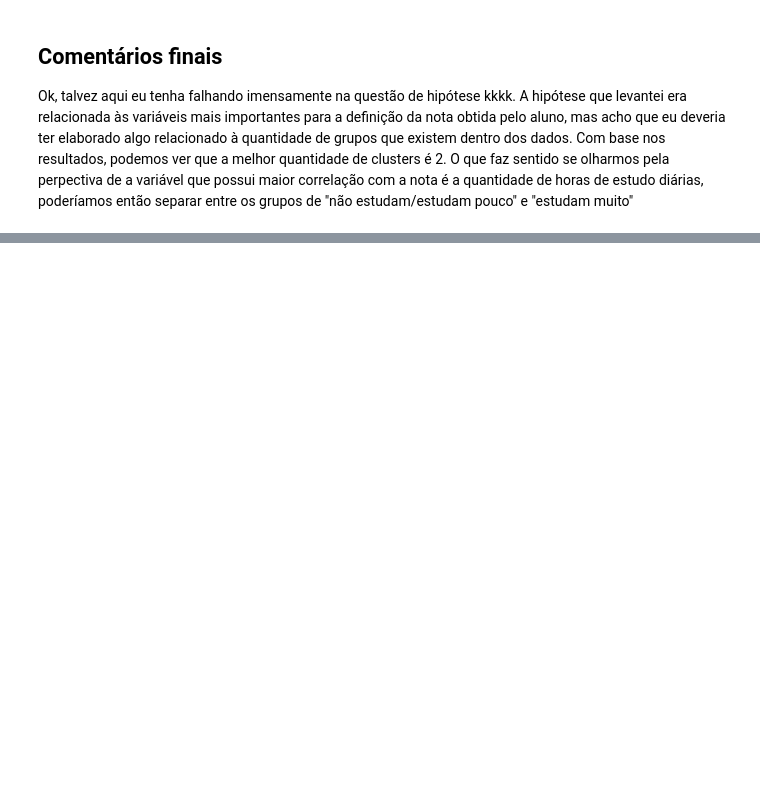
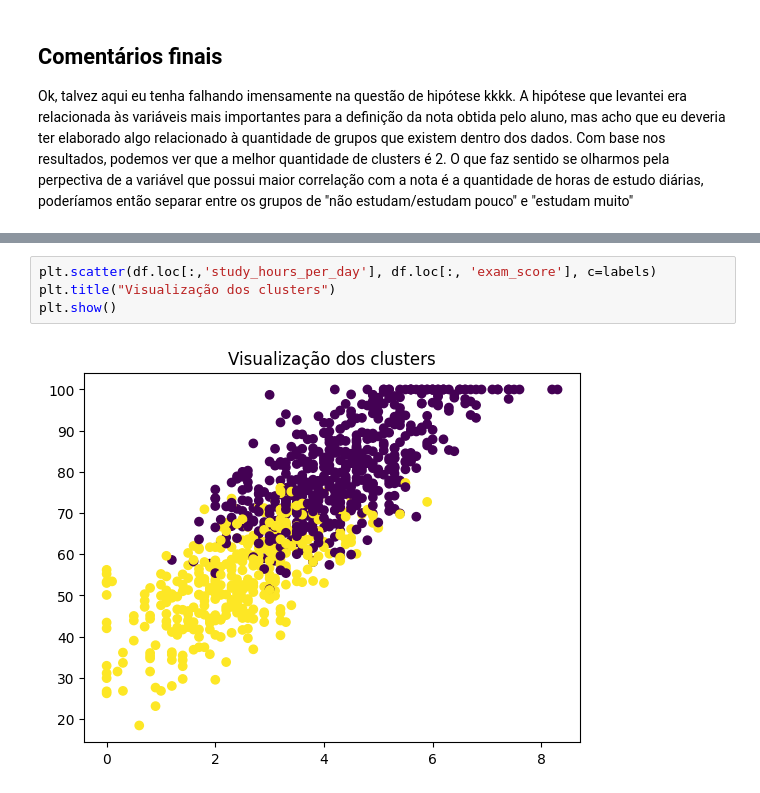
Before and after one commit to anasofia0/ieee-cis-trainee, a Jupyter notebook: student_performance/student_performance_clustering.ipynb, the cells around one changed output, grey strips where cells are left out. Cells and saved outputs as stored; diff of their text form; blank space fills up the shorter version.

Commit message:
add cluster plot

```diff
--- a/student_performance/student_performance_clustering.ipynb
+++ b/student_performance/student_performance_clustering.ipynb
@@ -271,0 +272,6 @@ Média de horas de estudo para o grupo 1: 4.29
+# %%
+plt.scatter(df.loc[:,'study_hours_per_day'], df.loc[:, 'exam_score'], c=labels)
+plt.title("Visualização dos clusters")
+plt.show()
+# %% [output]
+[figure, added]
```
Also changed, not shown: parts of 3 cells of this notebook.
